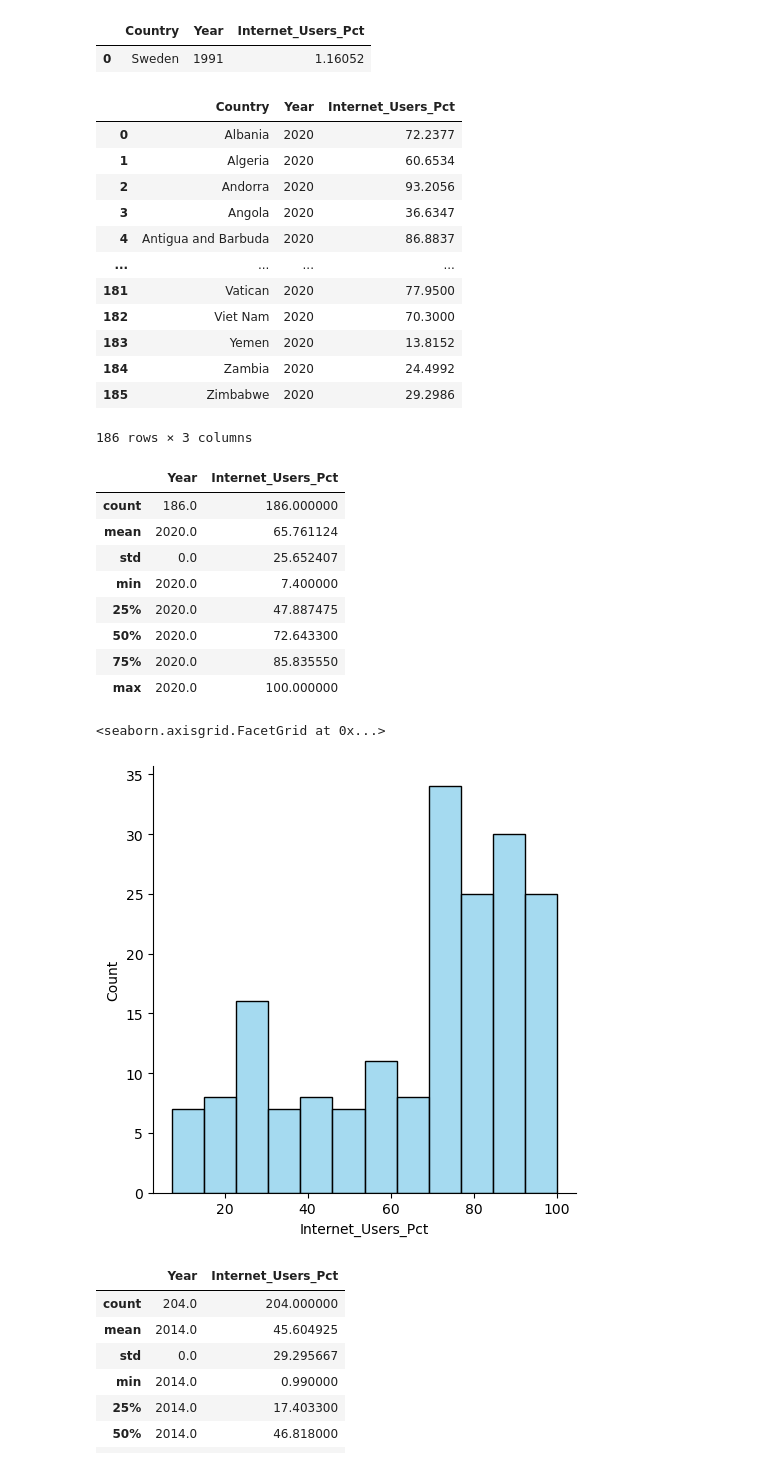
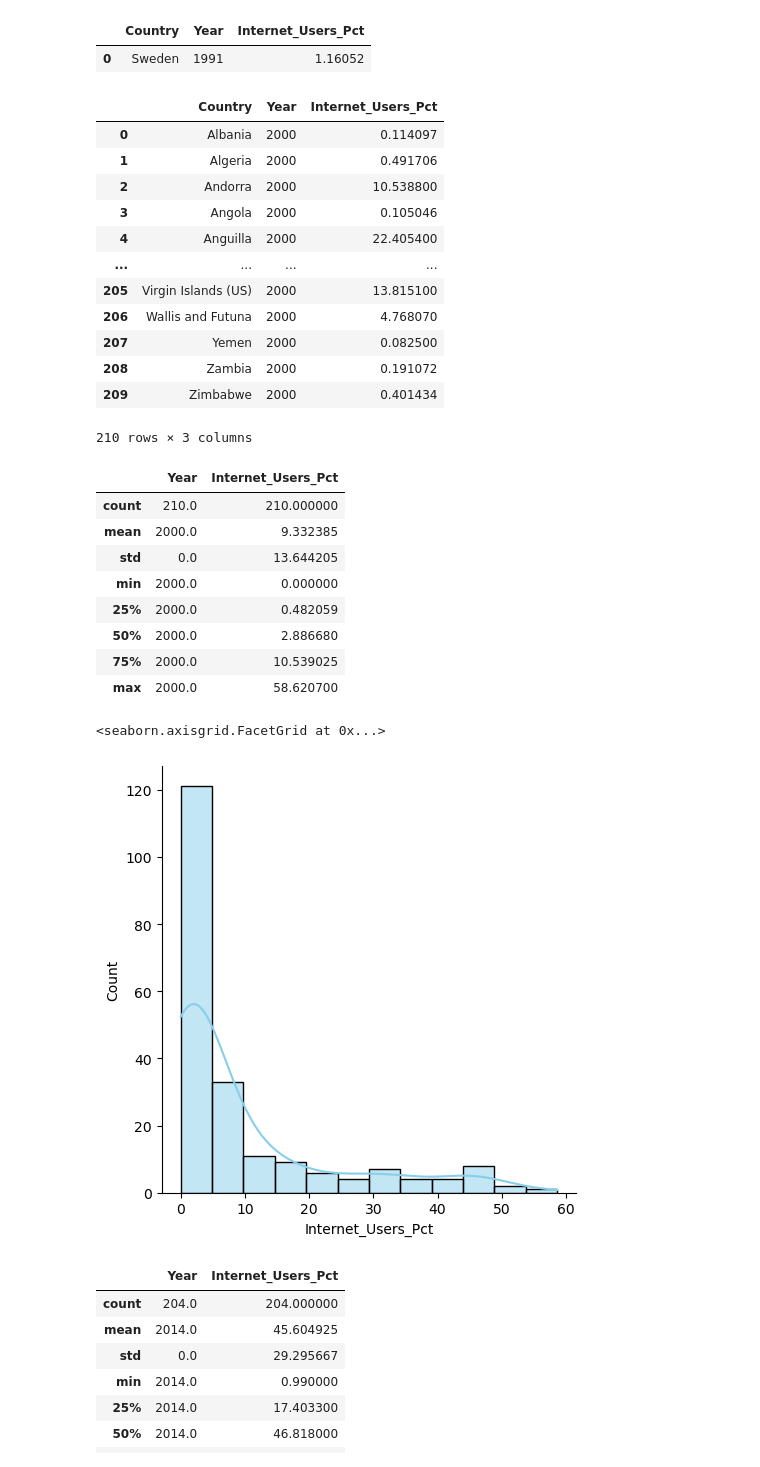
Before and after one commit to NSS-Full-Time-Data-Analytics-16/un-project-Rcortes13, a Jupyter notebook: notebooks/un_project.ipynb, the cells around one changed output. Drawn from its saved outputs; the diff is of its cells as text; code cells hidden in the pictures.

```diff
--- a/notebooks/un_project.ipynb
+++ b/notebooks/un_project.ipynb
@@ -255,47 +255,48 @@ int_pct_over_zero.reset_index(drop=True).head(1)
 |  | Country | Year | Internet_Users_Pct |
 | 0 | Sweden | 1991 | 1.16052 |
 # %%
-int_2020 = internet_df.loc[internet_df.Year == 2020]
+int_2000 = internet_df.loc[internet_df.Year == 2000]
 
 int_2014 = internet_df.loc[internet_df.Year == 2014]
 
-int_2020.reset_index(drop=True)
+int_2000.reset_index(drop=True)
 # %% [output]
 |  | Country | Year | Internet_Users_Pct |
-| 0 | Albania | 2020 | 72.2377 |
-| 1 | Algeria | 2020 | 60.6534 |
-| 2 | Andorra | 2020 | 93.2056 |
-| 3 | Angola | 2020 | 36.6347 |
-| 4 | Antigua and Barbuda | 2020 | 86.8837 |
+| 0 | Albania | 2000 | 0.114097 |
+| 1 | Algeria | 2000 | 0.491706 |
+| 2 | Andorra | 2000 | 10.538800 |
+| 3 | Angola | 2000 | 0.105046 |
+| 4 | Anguilla | 2000 | 22.405400 |
 | ... | ... | ... | ... |
-| 181 | Vatican | 2020 | 77.9500 |
-| 182 | Viet Nam | 2020 | 70.3000 |
-| 183 | Yemen | 2020 | 13.8152 |
-| 184 | Zambia | 2020 | 24.4992 |
-| 185 | Zimbabwe | 2020 | 29.2986 |
+| 205 | Virgin Islands (US) | 2000 | 13.815100 |
+| 206 | Wallis and Futuna | 2000 | 4.768070 |
+| 207 | Yemen | 2000 | 0.082500 |
+| 208 | Zambia | 2000 | 0.191072 |
+| 209 | Zimbabwe | 2000 | 0.401434 |
-186 rows × 3 columns
+210 rows × 3 columns
 # %%
-int_2020.describe()
+int_2000.describe()
 # %% [output]
 |  | Year | Internet_Users_Pct |
-| count | 186.0 | 186.000000 |
-| mean | 2020.0 | 65.761124 |
-| std | 0.0 | 25.652407 |
-| min | 2020.0 | 7.400000 |
-| 25% | 2020.0 | 47.887475 |
-| 50% | 2020.0 | 72.643300 |
-| 75% | 2020.0 | 85.835550 |
-| max | 2020.0 | 100.000000 |
+| count | 210.0 | 210.000000 |
+| mean | 2000.0 | 9.332385 |
+| std | 0.0 | 13.644205 |
+| min | 2000.0 | 0.000000 |
+| 25% | 2000.0 | 0.482059 |
+| 50% | 2000.0 | 2.886680 |
+| 75% | 2000.0 | 10.539025 |
+| max | 2000.0 | 58.620700 |
 # %%
 sns.displot(
-    data=int_2020,
+    data=int_2000,
     x='Internet_Users_Pct',
     bins=12,
+    kde = True,
     color='skyblue'
 )
 # %% [output]
 <seaborn.axisgrid.FacetGrid at 0x...>
-[figure, old version]
+[figure, new version]
 # %%
 int_2014.describe()
 # %% [output]
```
Also changed, not shown: parts of 1 cell of this notebook.
